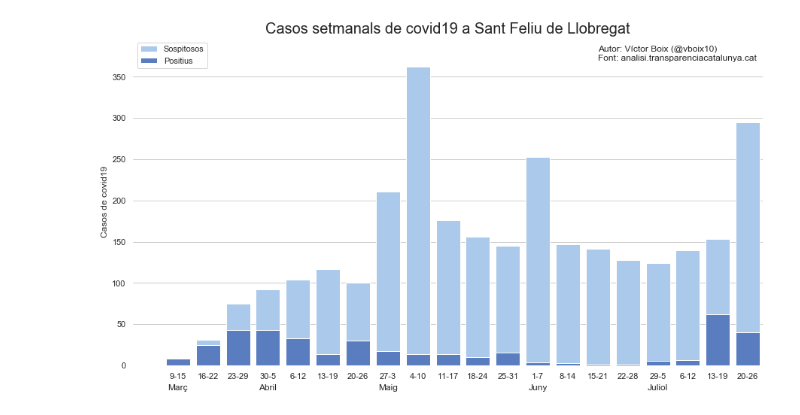
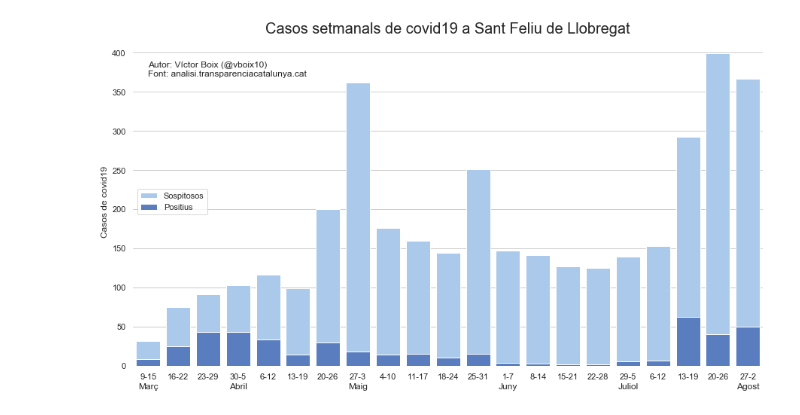
Before and after one commit to vboix2/SantFeliu, a Jupyter notebook: covid19/EvolucioCovid19.ipynb, the cells around one changed output. Saved outputs shown, nothing was run; the diff lists cells and outputs as text; code cells hidden in the pictures.

Commit message:
Actualització dades covid

```diff
--- a/covid19/EvolucioCovid19.ipynb
+++ b/covid19/EvolucioCovid19.ipynb
@@ -13,7 +13,7 @@ covid = pd.read_json('https://analisi.transparenciacatalunya.cat/resource/jj6z-i
 # Preparació de dades
 
 # Selecció de columnes
-covid = covid.iloc[:,[2,5,6,7,8]]
+covid = covid.loc[:,['data','resultatcoviddescripcio', 'numcasos']]
 
 # Dades temporals
 covid['data'] = pd.to_datetime(covid['data'], format="%Y-%m-%dT%H:%M:%S.%f")
@@ -31,35 +31,40 @@ positius_setmana = positius[['setmana','numcasos']].groupby(['setmana'], as_inde
 
 # Casos totals per setmana
 casos_setmana = covid[['setmana','numcasos']].groupby(['setmana'], as_index = False).sum()
+
+# Eliminem primera setmana
+casos_setmana = casos_setmana[2:]
+positius_setmana = positius_setmana[1:]
 # %%
 # Visualització de dades
 
 sns.set(style="whitegrid")
 f, ax = plt.subplots(figsize=(15, 8))
 
 sns.set_color_codes("pastel")
 sns.barplot(data=casos_setmana, x='setmana', y='numcasos', color='b', label="Sospitosos")
 
 sns.set_color_codes("muted")
 sns.barplot(data=positius_setmana, x='setmana', y='numcasos', color='b', label="Positius")
 
-ax.legend(ncol=1, loc="upper left", frameon=True)
+ax.legend(ncol=1, loc="center left", frameon=True)
 ax.set_title("Casos setmanals de covid19 a Sant Feliu de Llobregat", fontsize=20)
-plt.text(x=15, y=370, s="Autor: Víctor Boix (@vboix10)\nFont: analisi.transparenciacatalunya.cat")
+plt.text(x=0, y=370, s="Autor: Víctor Boix (@vboix10)\nFont: analisi.transparenciacatalunya.cat")
 
 ax.set(xlabel='', ylabel="Casos de covid19")
-ax.set_xticklabels(["","9-15","16-22","23-29","30-5",  # març
+ax.set_xticklabels(["9-15","16-22","23-29","30-5",  # març
                     "6-12","13-19","20-26","27-3",  #abril
                     "4-10","11-17","18-24","25-31",  #maig
                     "1-7","8-14","15-21","22-28","29-5",  # juny
-                    "6-12","13-19","20-26"])  # juliol
+                    "6-12","13-19","20-26","27-2"])  # juliol
 
-ax.text(1,-30, "Març", ha="center")
-ax.text(4,-30, "Abril", ha="center")
-ax.text(8,-30, "Maig", ha="center")
-ax.text(13,-30, "Juny", ha="center")
-ax.text(17,-30, "Juliol", ha="center")
+ax.text(0,-30, "Març", ha="center")
+ax.text(3,-30, "Abril", ha="center")
+ax.text(7,-30, "Maig", ha="center")
+ax.text(12,-30, "Juny", ha="center")
+ax.text(16,-30, "Juliol", ha="center")
+ax.text(20,-30, "Agost", ha="center")
 
 sns.despine(left=True, bottom=True)
 # %% [output]
-[figure, old version]
+[figure, new version]
```
Also changed, not shown: 1 other file.
